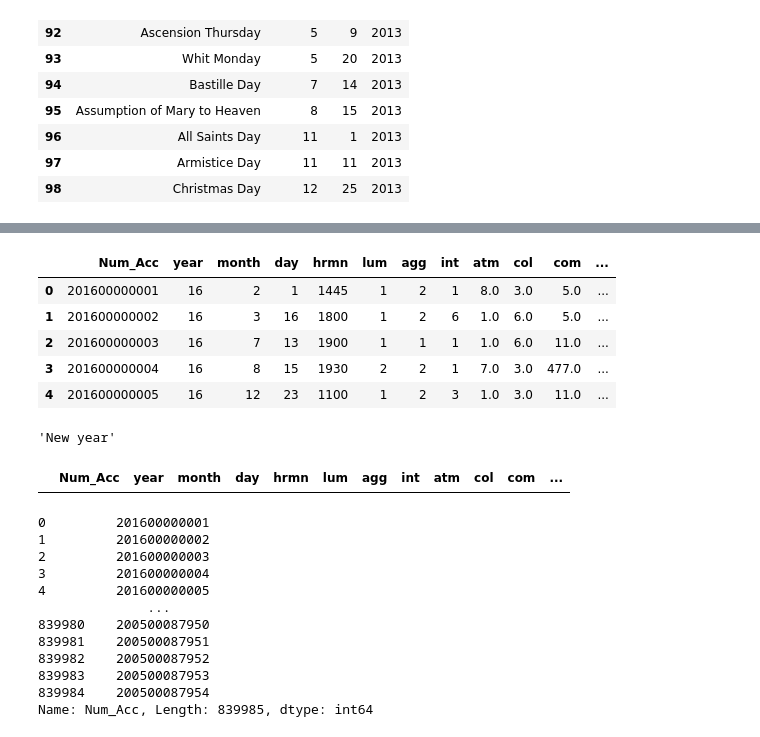
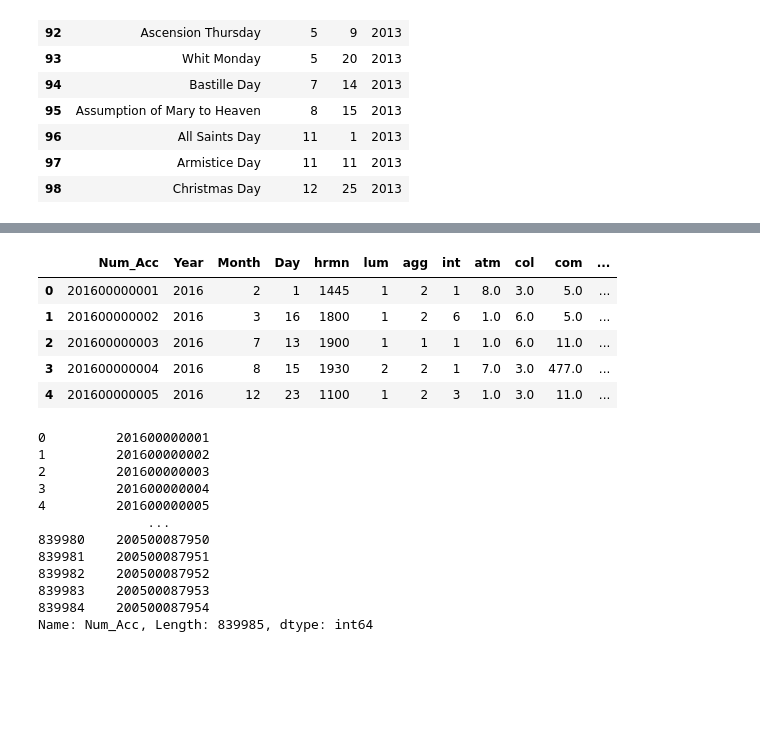
Before and after one commit to TheBlaze1/DataScience, a Jupyter notebook: AccidentsinFrance2005to2016.ipynb, the cells around one changed output, grey strips where cells are left out. Drawn from its saved outputs; the diff is of its cells as text; code cells hidden in the pictures; blank space fills up the shorter version.

```diff
--- a/AccidentsinFrance2005to2016.ipynb
+++ b/AccidentsinFrance2005to2016.ipynb
@@ -833,22 +788,25 @@ fill(2006)
 # %%
+df_caracteristics.rename(columns={"year": "Year",
+                                  "month": "Month",
+                                  "day": "Day"}, inplace = True)
+
+df_caracteristics.loc[df_caracteristics['Year'] == 6, 'Year'] = 2006
+df_caracteristics.loc[df_caracteristics['Year'] == 5, 'Year'] = 2005
+df_caracteristics.loc[df_caracteristics['Year'] == 7, 'Year'] = 2007
+df_caracteristics.loc[df_caracteristics['Year'] == 8, 'Year'] = 2008
+df_caracteristics.loc[df_caracteristics['Year'] == 9, 'Year'] = 2009
+df_caracteristics.loc[df_caracteristics['Year'] == 10, 'Year'] = 2010
+df_caracteristics.loc[df_caracteristics['Year'] == 11, 'Year'] = 2011
+df_caracteristics.loc[df_caracteristics['Year'] == 12, 'Year'] = 2012
+df_caracteristics.loc[df_caracteristics['Year'] == 13, 'Year'] = 2013
+df_caracteristics.loc[df_caracteristics['Year'] == 14, 'Year'] = 2014
+df_caracteristics.loc[df_caracteristics['Year'] == 15, 'Year'] = 2015
+df_caracteristics.loc[df_caracteristics['Year'] == 16, 'Year'] = 2016
 df_caracteristics.head()
 # %% [output]
-|  | Num_Acc | year | month | day | hrmn | lum | agg | int | atm | col | com | ... |
-| 0 | 201600000001 | 16 | 2 | 1 | 1445 | 1 | 2 | 1 | 8.0 | 3.0 | 5.0 | ... |
-| 1 | 201600000002 | 16 | 3 | 16 | 1800 | 1 | 2 | 6 | 1.0 | 6.0 | 5.0 | ... |
-| 2 | 201600000003 | 16 | 7 | 13 | 1900 | 1 | 1 | 1 | 1.0 | 6.0 | 11.0 | ... |
-| 3 | 201600000004 | 16 | 8 | 15 | 1930 | 2 | 2 | 1 | 7.0 | 3.0 | 477.0 | ... |
-| 4 | 201600000005 | 16 | 12 | 23 | 1100 | 1 | 2 | 3 | 1.0 | 3.0 | 11.0 | ... |
+|  | Num_Acc | Year | Month | Day | hrmn | lum | agg | int | atm | col | com | ... |
+| 0 | 201600000001 | 2016 | 2 | 1 | 1445 | 1 | 2 | 1 | 8.0 | 3.0 | 5.0 | ... |
+| 1 | 201600000002 | 2016 | 3 | 16 | 1800 | 1 | 2 | 6 | 1.0 | 6.0 | 5.0 | ... |
+| 2 | 201600000003 | 2016 | 7 | 13 | 1900 | 1 | 1 | 1 | 1.0 | 6.0 | 11.0 | ... |
+| 3 | 201600000004 | 2016 | 8 | 15 | 1930 | 2 | 2 | 1 | 7.0 | 3.0 | 477.0 | ... |
+| 4 | 201600000005 | 2016 | 12 | 23 | 1100 | 1 | 2 | 3 | 1.0 | 3.0 | 11.0 | ... |
-# %%
-fill(2006).iloc[0]["Holiday_Name"]
-# %% [output]
-'New year'
-# %%
-df_caracteristics_ = df_caracteristics.loc[df_caracteristics["day"] == fill(2006).iloc[0]["Day"]]
-df_caracteristics_
-df_caracteristics_1 = df_caracteristics_.loc[df_caracteristics["month"] == fill(2006).iloc[0]["Month"]]
-df_caracteristics_1
-df_caracteristics_2 = df_caracteristics_1.loc[df_caracteristics["year"] == fill(2006).iloc[0]["Year"]]
-df_caracteristics_2
-# %% [output]
-|  | Num_Acc | year | month | day | hrmn | lum | agg | int | atm | col | com | ... |
```
Also changed, not shown: parts of 9 cells of this notebook.
